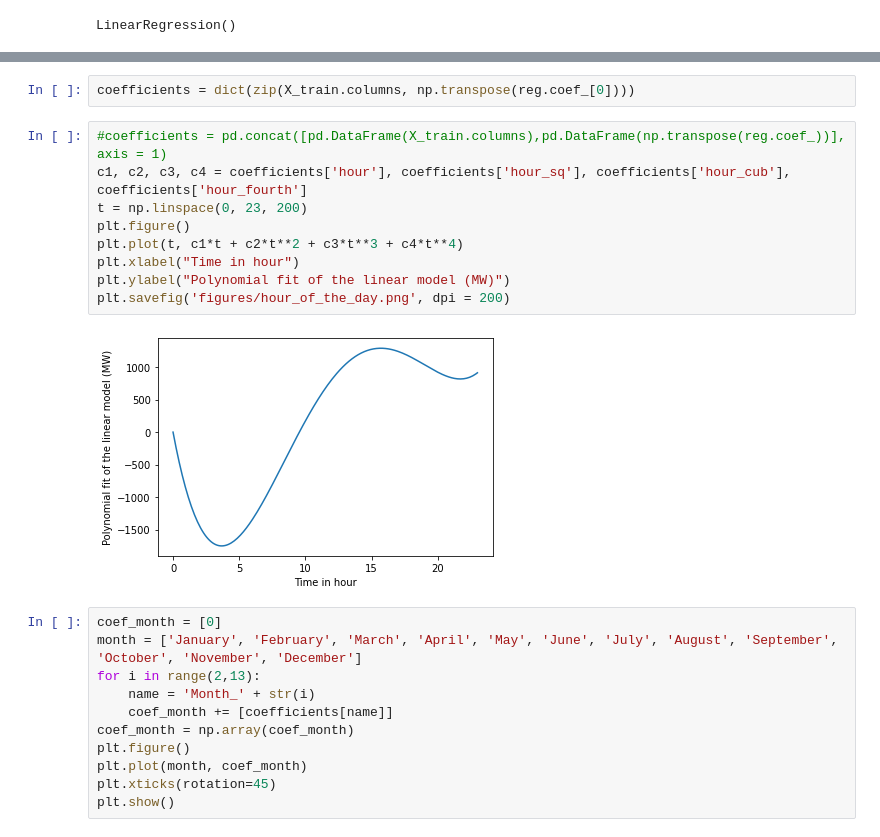
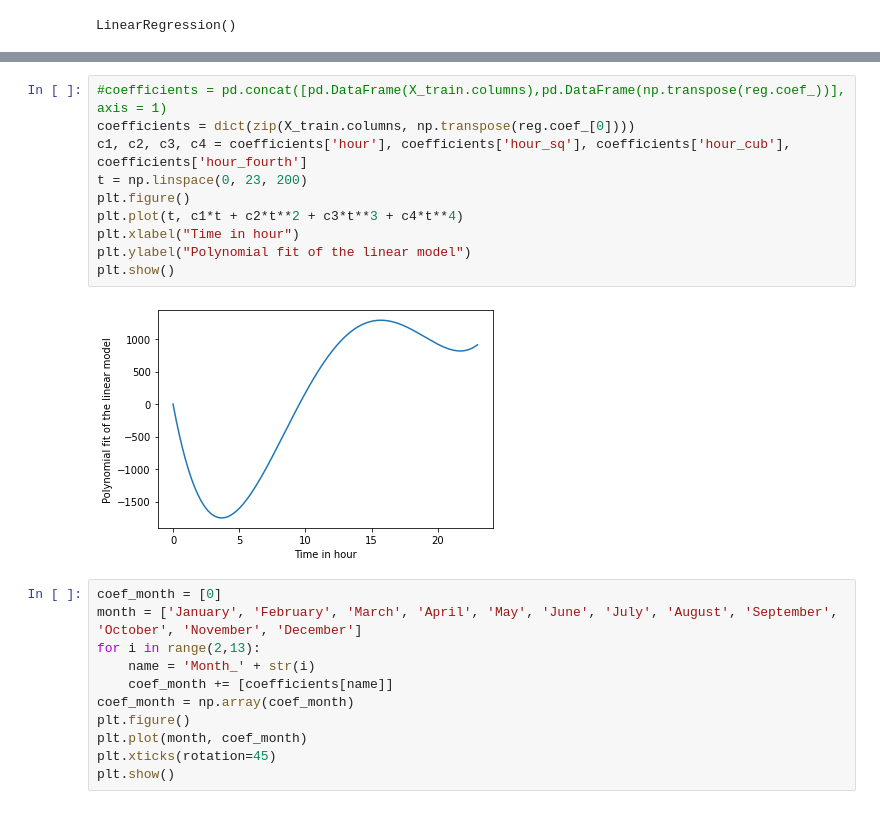
Before and after one commit to garberma/6.862-Project, a Jupyter notebook: BaselineModelingChicago.ipynb, the cells around one changed output, grey strips where cells are left out. Saved outputs shown, nothing was run; the diff lists cells and outputs as text.

```diff
--- a/BaselineModelingChicago.ipynb
+++ b/BaselineModelingChicago.ipynb
@@ -75,16 +80,15 @@ OS-RMSE: 938.1276042710257
-# %%
-coefficients = dict(zip(X_train.columns, np.transpose(reg.coef_[0])))
 # %%
 #coefficients = pd.concat([pd.DataFrame(X_train.columns),pd.DataFrame(np.transpose(reg.coef_))], axis = 1)
+coefficients = dict(zip(X_train.columns, np.transpose(reg.coef_[0])))
 c1, c2, c3, c4 = coefficients['hour'], coefficients['hour_sq'], coefficients['hour_cub'], coefficients['hour_fourth']
 t = np.linspace(0, 23, 200)
 plt.figure()
 plt.plot(t, c1*t + c2*t**2 + c3*t**3 + c4*t**4)
 plt.xlabel("Time in hour")
-plt.ylabel("Polynomial fit of the linear model (MW)")
-plt.savefig('figures/hour_of_the_day.png', dpi = 200)
+plt.ylabel("Polynomial fit of the linear model")
+plt.show()
 # %% [output]
-[figure, old version]
+[figure, new version]
 # %%
 coef_month = [0]
 month = ['January', 'February', 'March', 'April', 'May', 'June', 'July', 'August', 'September', 'October', 'November', 'December']
```
Also changed, not shown: parts of 35 cells of this notebook, 1 other file.
